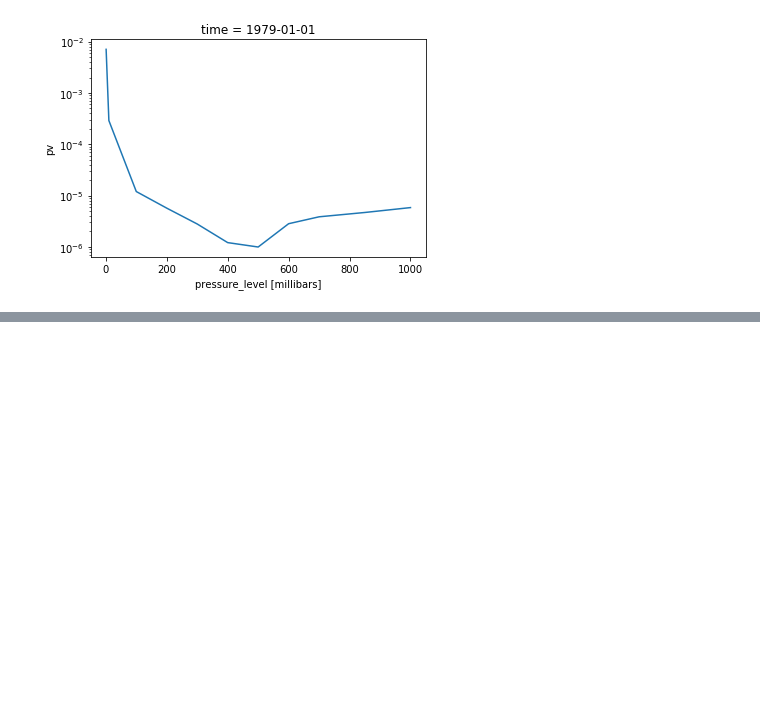
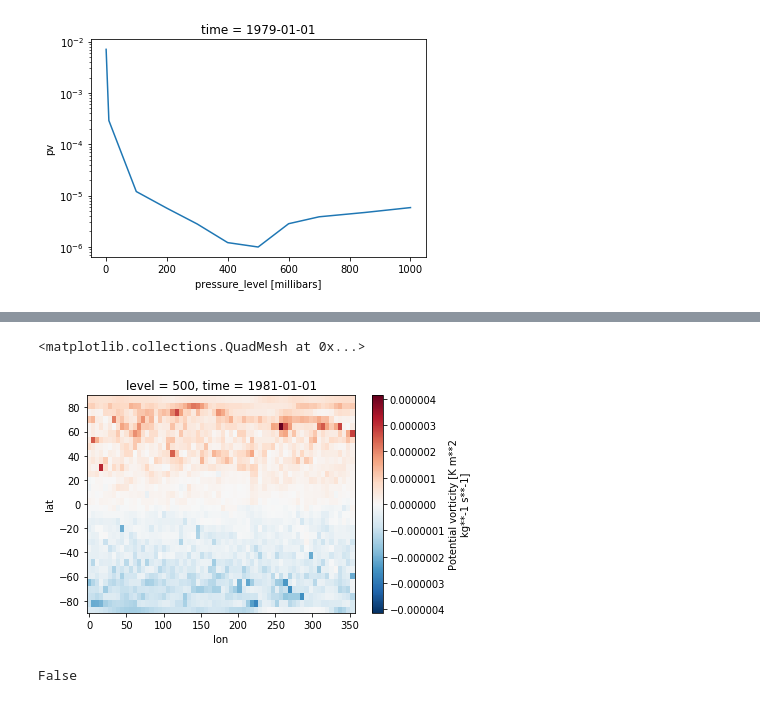
Before and after one commit to sagar-garg/WeatherBench, a Jupyter notebook: devlog/13-New_PV_download.ipynb, the cells around one changed output, grey strips where cells are left out. Cells and saved outputs as stored; diff of their text form; code cells hidden in the pictures; blank space fills up the shorter version.

```diff
--- a/devlog/13-New_PV_download.ipynb
+++ b/devlog/13-New_PV_download.ipynb
@@ -26,0 +36,9 @@ plt.yscale('log')
+# %%
+ds.pv.sel(level=500)[0].plot()
+# %% [output]
+<matplotlib.collections.QuadMesh at 0x...>
+[figure, added]
+# %%
+hasattr(ds.sel(level=500).drop('level'), 'level')
+# %% [output]
+False
```
Also changed, not shown: parts of 2 cells of this notebook, 6 other files.
